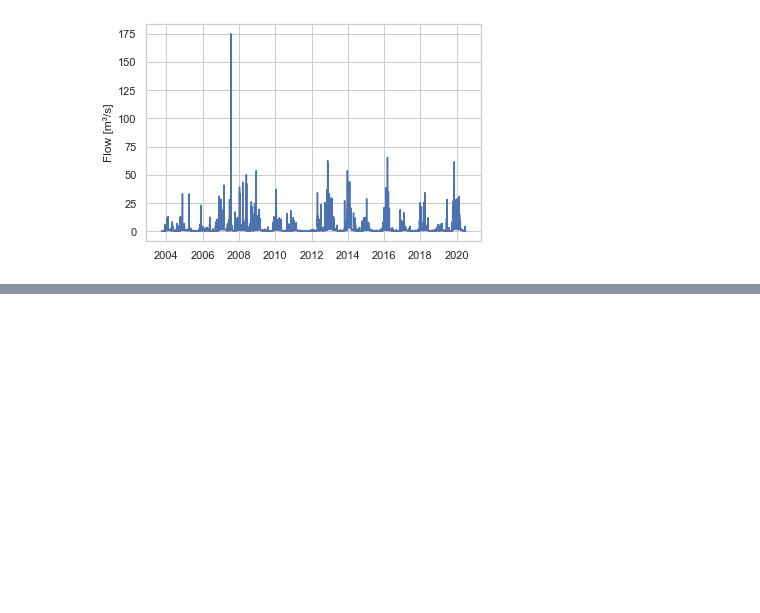
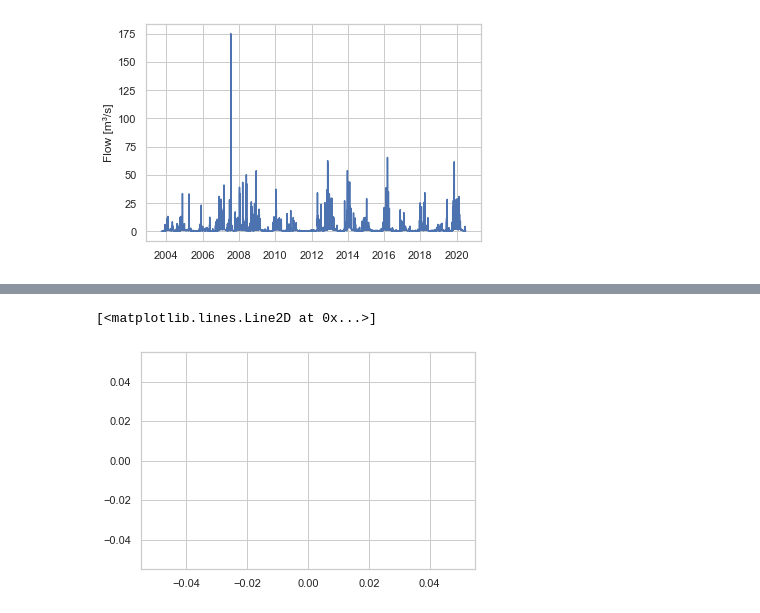
Before and after one commit to ai4er-cdt/flood_risk_shipston, a Jupyter notebook: notebooks/sdat_extremes_thresholdmodelling.ipynb, the cells around one changed output, grey strips where cells are left out. Drawn from its saved outputs; the diff is of its cells as text; code cells hidden in the pictures; blank space fills up the shorter version.

```diff
--- a/notebooks/sdat_extremes_thresholdmodelling.ipynb
+++ b/notebooks/sdat_extremes_thresholdmodelling.ipynb
@@ -388,0 +449,7 @@ plt.ylabel('Precipitation [mm]')
+# %%
+stage60_nonan = stage60_filtered[np.isnan(stage60_filtered['Stage [m]'])]
+# %%
+plt.plot(stage60_nonan['Stage [m]'].to_numpy())
+# %% [output]
+[<matplotlib.lines.Line2D at 0x...>]
+[figure, added]
```
Also changed, not shown: parts of 10 cells of this notebook, 3 other files.
